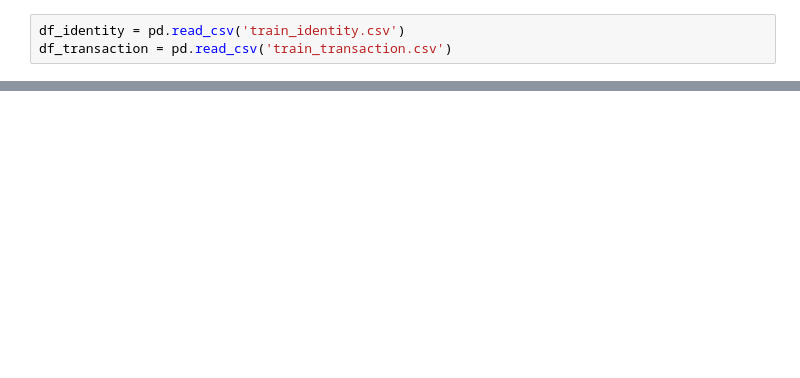
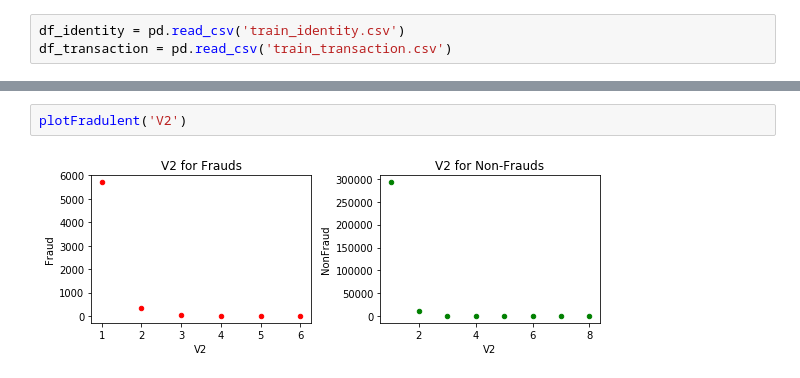
Before and after one commit to Suman-Saini/CapstoneProject_1, a Jupyter notebook: DataWrangling/Data Wrangling.ipynb, the cells around one changed output, grey strips where cells are left out. Drawn from its saved outputs; the diff is of its cells as text; blank space fills up the shorter version.

```diff
--- a/DataWrangling/Data Wrangling.ipynb
+++ b/DataWrangling/Data Wrangling.ipynb
@@ -317,0 +190,4 @@ grouped[grouped['TransactionID']==7].head(5)
+# %%
+plotFradulent('V2')
+# %% [output]
+[figure, added]
```
Also changed, not shown: parts of 52 cells of this notebook.
